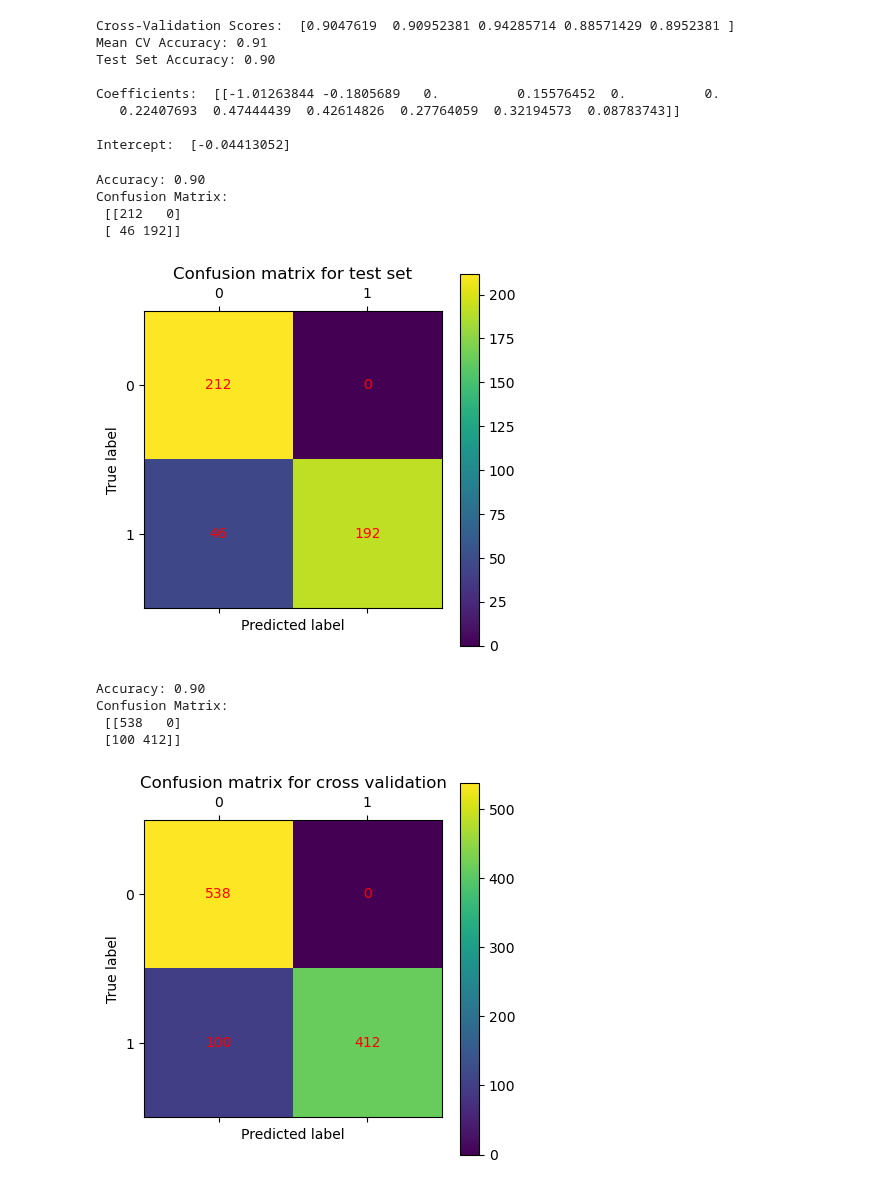
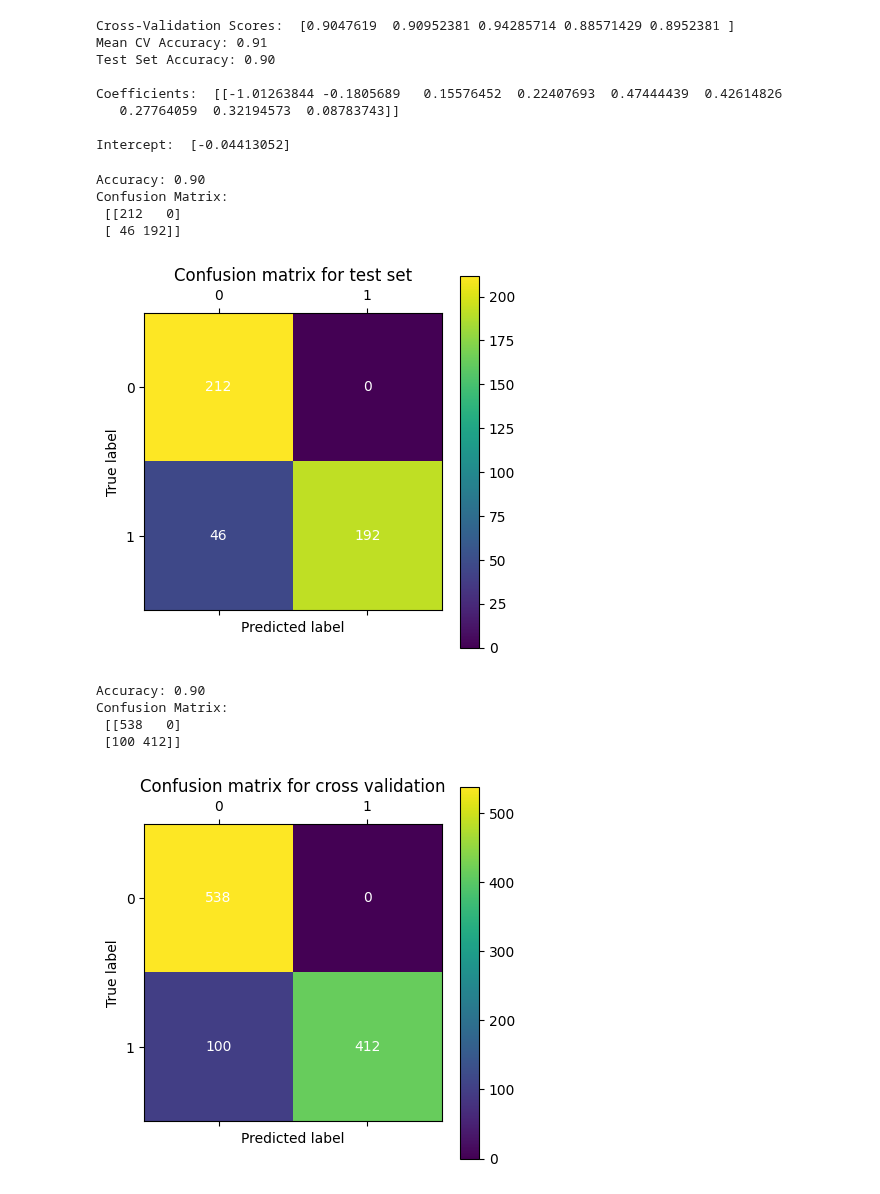
Before and after one commit to hinmiro/dataIsBeautifull_G2, a Jupyter notebook: project/AI_versus_human_code.ipynb, the cells around one changed output. Saved outputs shown, nothing was run; the diff lists cells and outputs as text; code cells hidden in the pictures.

```diff
--- a/project/AI_versus_human_code.ipynb
+++ b/project/AI_versus_human_code.ipynb
@@ -34,0 +45,3 @@ X_train_scaled.head(5)
+# %%
+# Drop unnecessary features
+X = df.drop(columns=['ai_generated', 'code_id', 'code_snippet', 'num_classes', 'num_comments', 'comment_density'])
@@ -60,8 +90,8 @@ Cross-Validation Scores:  [0.9047619  0.90952381 0.94285714 0.88571429 0.8952381
 Mean CV Accuracy: 0.91
 Test Set Accuracy: 0.90
 
-Coefficients:  [[-1.01263844 -0.1805689   0.          0.15576452  0.          0.
-   0.22407693  0.47444439  0.42614826  0.27764059  0.32194573  0.08783743]]
+Coefficients:  [[-1.01263844 -0.1805689   0.15576452  0.22407693  0.47444439  0.42614826
+   0.27764059  0.32194573  0.08783743]]
 
 Intercept:  [-0.04413052]
 # %%
@@ -85,46 +115,46 @@ plt.matshow(cm)
 plt.title('Confusion matrix for test set')
 plt.colorbar()
 plt.ylabel('True label')
 plt.xlabel('Predicted label')
 for i in range(2):
     for j in range(2):
-        plt.text(j, i, cm[i, j], ha='center', va='center', color='red')
+        plt.text(j, i, cm[i, j], ha='center', va='center', color='white')
 plt.show()
 
 # Cross Validation
 y_prediction = cross_val_predict(estimator=model, X=X_train_scaled, y=y_train, cv=10)
 
 # Initialize confusion matrix
-cm = confusion_matrix(y_train, y_prediction)
+cm_cv = confusion_matrix(y_train, y_prediction)
 
 # Accuracy score for y
-accuracy = accuracy_score(y_train, y_prediction)
+accuracy_cv = accuracy_score(y_train, y_prediction)
 
-print("Accuracy: %0.2f" % accuracy)
-print("Confusion Matrix:\n", cm)
+print("Accuracy: %0.2f" % accuracy_cv)
+print("Confusion Matrix:\n", cm_cv)
 
 # Visualize confusion matrix
-plt.matshow(cm)
+plt.matshow(cm_cv)
 plt.title('Confusion matrix for cross validation')
 plt.colorbar()
 plt.ylabel('True label')
 plt.xlabel('Predicted label')
 # Include counts
 for i in range(2):
     for j in range(2):
-        plt.text(j, i, cm[i, j], ha='center', va='center', color='red')
+        plt.text(j, i, cm_cv[i, j], ha='center', va='center', color='white')
 plt.show()
 # %% [output]
 Accuracy: 0.90
 Confusion Matrix:
  [[212   0]
  [ 46 192]]
-[figure, old version]
+[figure, new version]
 Accuracy: 0.90
 Confusion Matrix:
  [[538   0]
  [100 412]]
-[figure, old version]
+[figure, new version]
 # %%
 # feature importance
 from sklearn.inspection import permutation_importance
```
Also changed, not shown: parts of 5 cells of this notebook.
